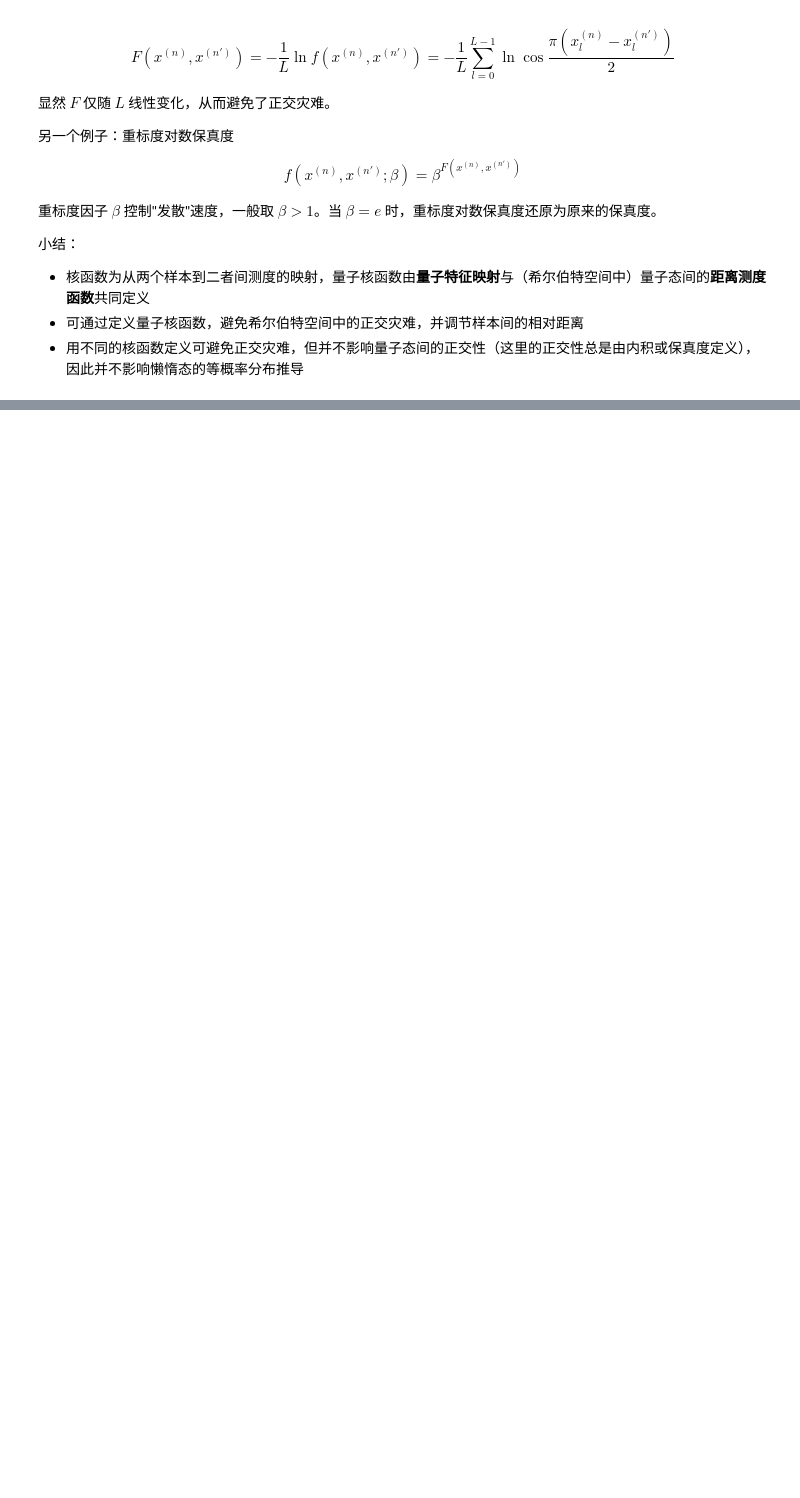
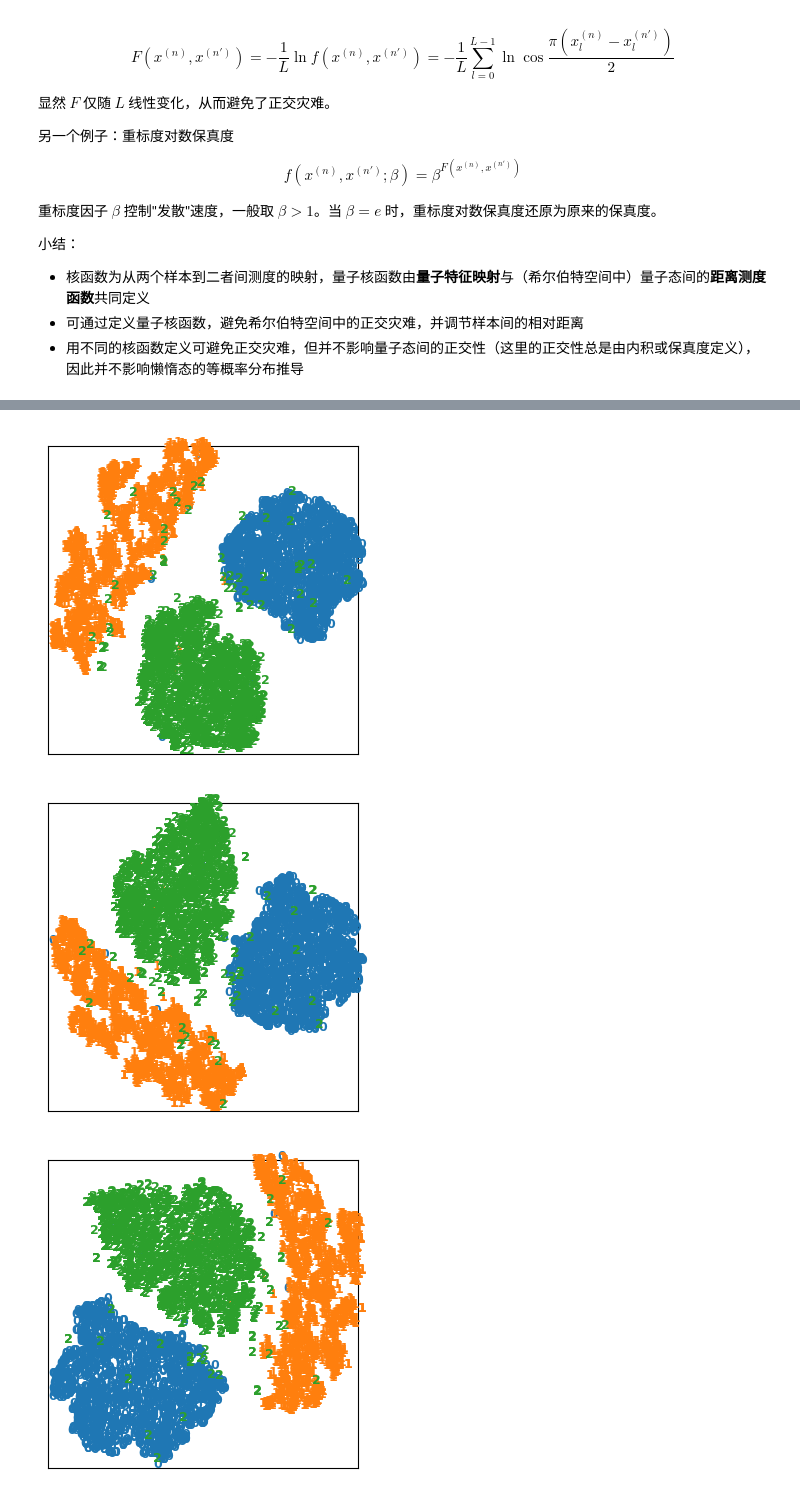
Before and after one commit to ifsheldon/tensor-network-notes, a Jupyter notebook: 4-8.ipynb, the cells around one changed output, grey strips where cells are left out. Saved outputs shown, nothing was run; the diff lists cells and outputs as text; code cells hidden in the pictures; blank space fills up the shorter version.

```diff
--- a/4-8.ipynb
+++ b/4-8.ipynb
@@ -77,0 +256,13 @@ $$f(x^{(n)},x^{(n')};\beta) = \beta^{F(x^{(n)},x^{(n')})}$$
+# %%
+for beta in resc_betas:
+    visualize_tsne(
+        sample_distances=dist_resc[beta],
+        labels=mnist_sample_labels,
+        perplexity=perplexity,
+        n_components=2,
+        learning_rate="auto",
+    )
+# %% [output]
+[figure, added]
+[figure, added]
+[figure, added]
```
Also changed, not shown: parts of 13 cells of this notebook, 2 other files.
